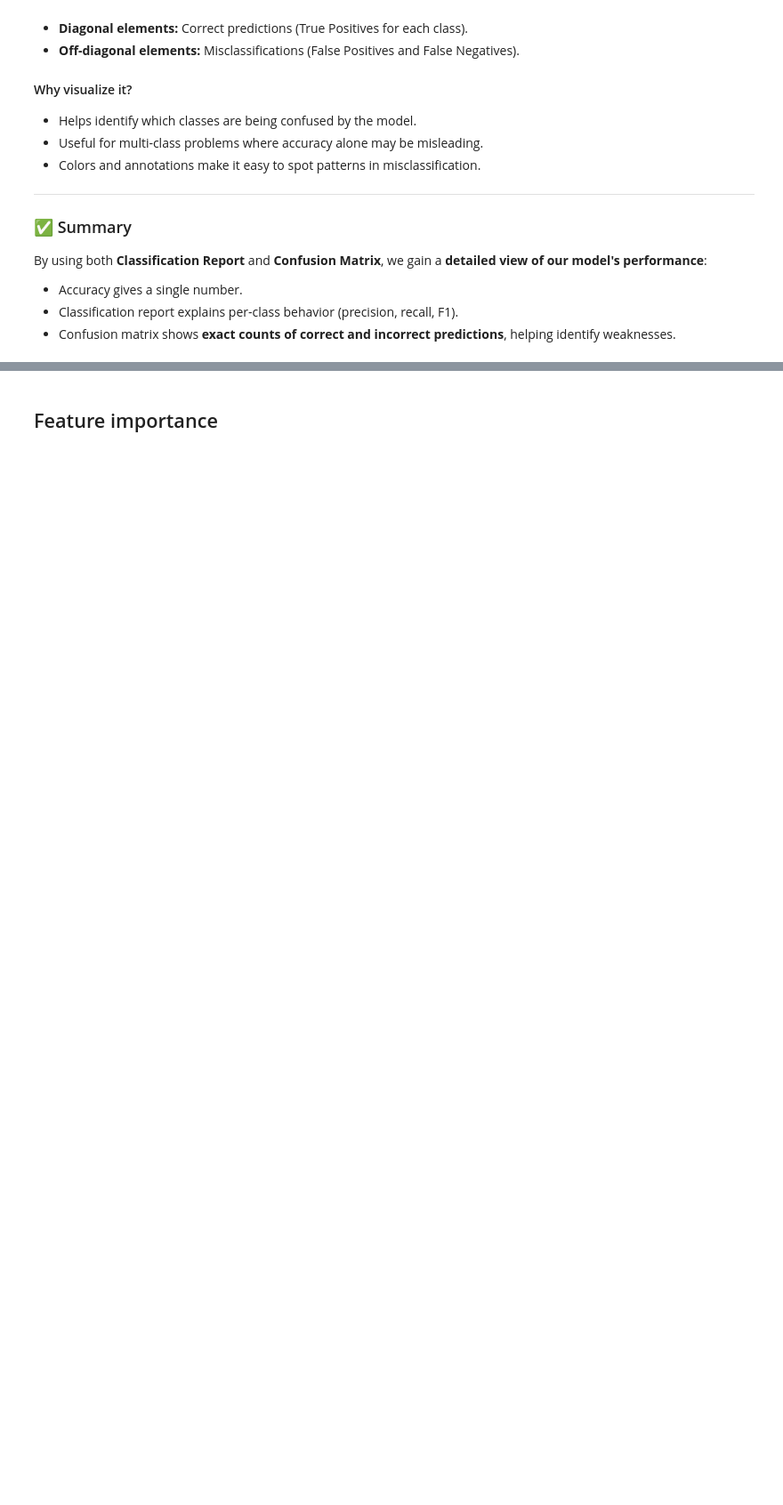
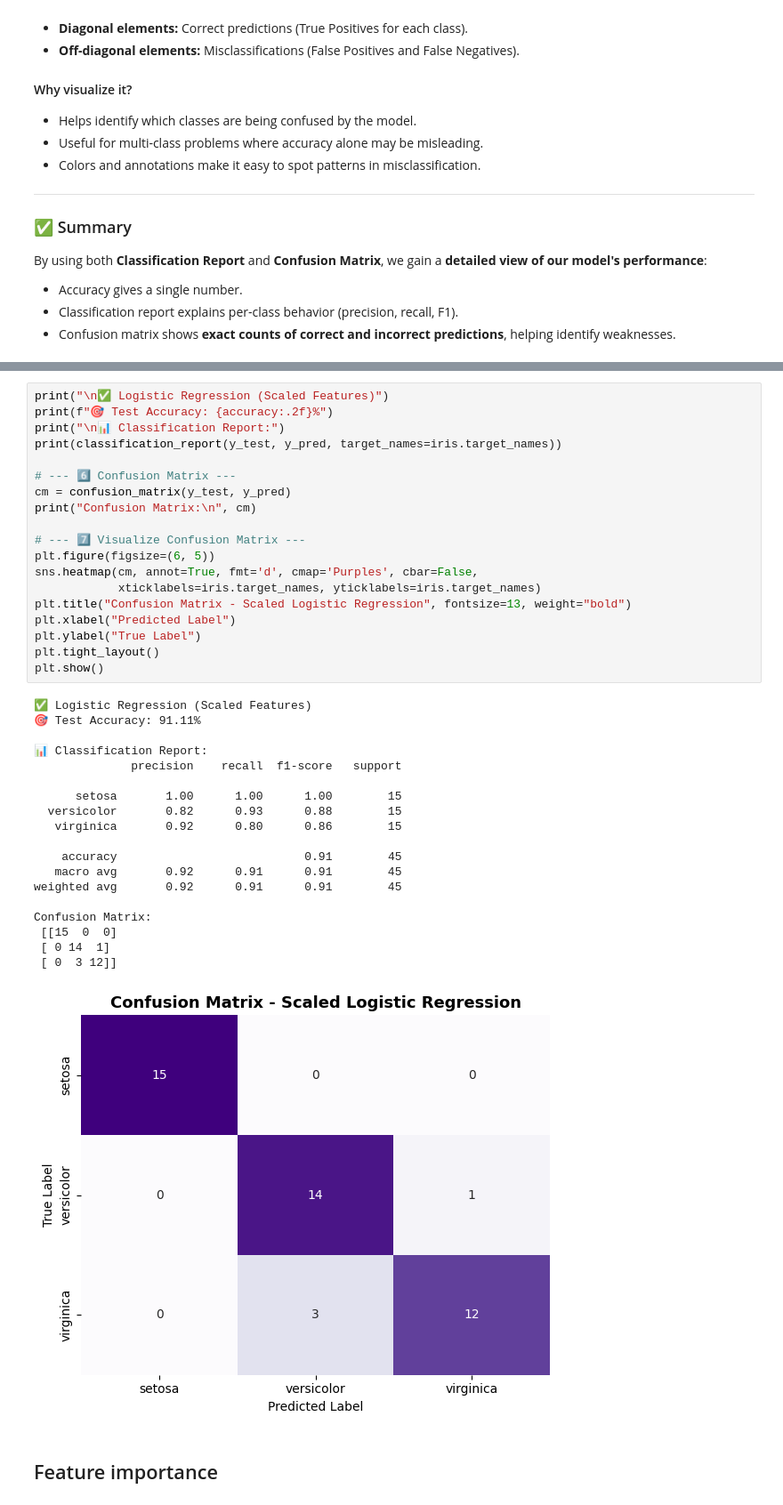
Before and after one commit to silvaxxx1/SAIR, a Jupyter notebook: Classification/Lecture_4.ipynb, the cells around one changed output, grey strips where cells are left out. Shown at 89% size. Saved outputs shown, nothing was run; the diff lists cells and outputs as text; blank space fills up the shorter version.

```diff
--- a/Classification/Lecture_4.ipynb
+++ b/Classification/Lecture_4.ipynb
@@ -1842,3 +1754,42 @@ weighted avg       0.92      0.91      0.91        45
+# %%
+print("\n✅ Logistic Regression (Scaled Features)")
+print(f"🎯 Test Accuracy: {accuracy:.2f}%")
+print("\n📊 Classification Report:")
+print(classification_report(y_test, y_pred, target_names=iris.target_names))
+
+# --- 6️⃣ Confusion Matrix ---
+cm = confusion_matrix(y_test, y_pred)
+print("Confusion Matrix:\n", cm)
+
+# --- 7️⃣ Visualize Confusion Matrix ---
+plt.figure(figsize=(6, 5))
+sns.heatmap(cm, annot=True, fmt='d', cmap='Purples', cbar=False,
+            xticklabels=iris.target_names, yticklabels=iris.target_names)
+plt.title("Confusion Matrix - Scaled Logistic Regression", fontsize=13, weight="bold")
+plt.xlabel("Predicted Label")
+plt.ylabel("True Label")
+plt.tight_layout()
+plt.show()
+# %% [output]
+✅ Logistic Regression (Scaled Features)
+🎯 Test Accuracy: 91.11%
+
+📊 Classification Report:
+              precision    recall  f1-score   support
+
+      setosa       1.00      1.00      1.00        15
+  versicolor       0.82      0.93      0.88        15
+   virginica       0.92      0.80      0.86        15
+
+    accuracy                           0.91        45
+   macro avg       0.92      0.91      0.91        45
+weighted avg       0.92      0.91      0.91        45
+
+Confusion Matrix:
+ [[15  0  0]
+ [ 0 14  1]
+ [ 0  3 12]]
+[figure, added]
 # %% [markdown]
 ## Feature importance
 # %%
```
Also changed, not shown: parts of 11 cells of this notebook.
